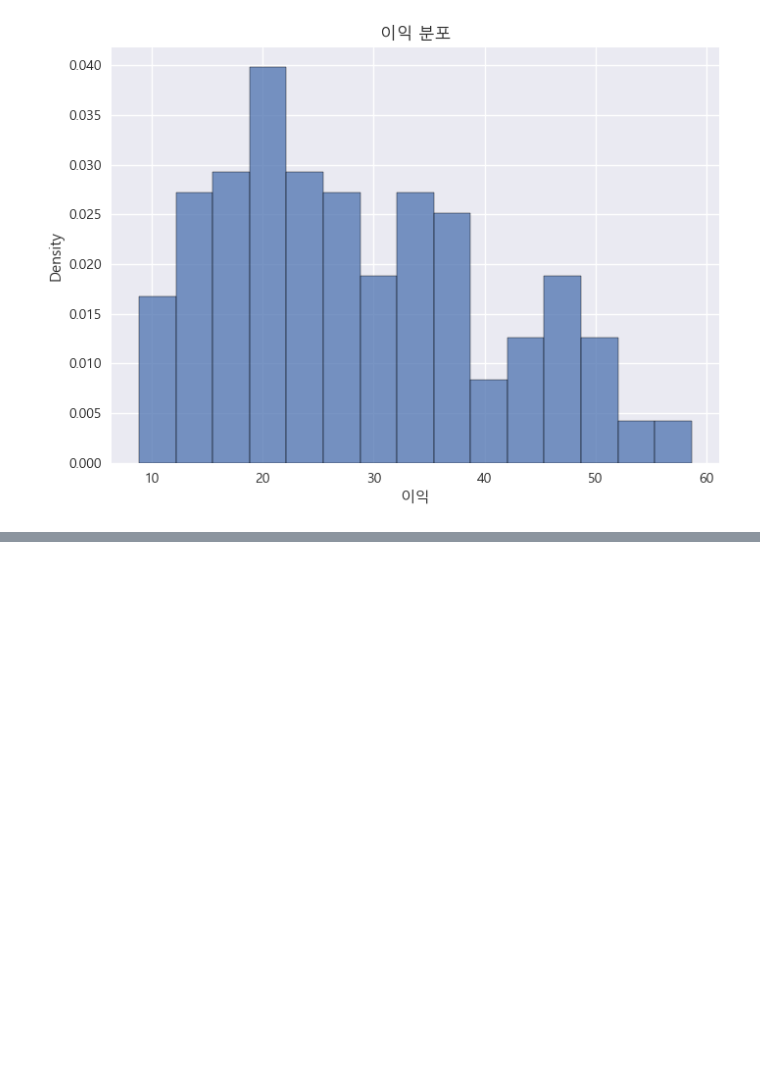
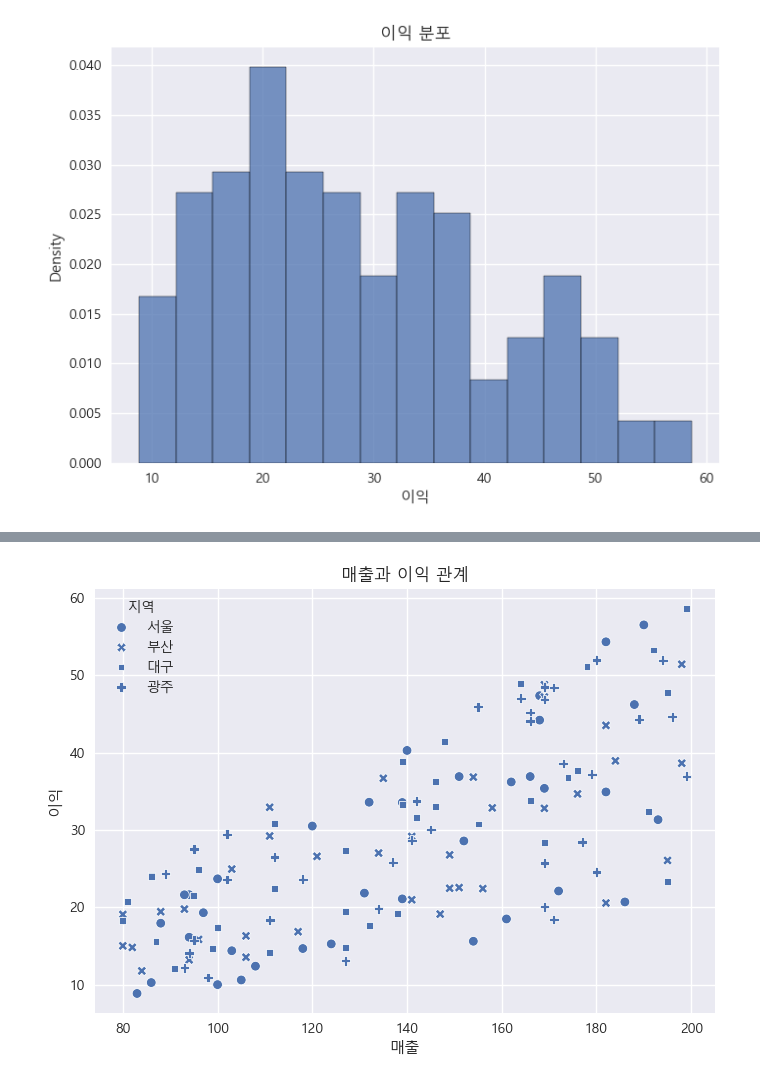
Before and after one commit to ShinJooHyeop/fintech3, a Jupyter notebook: 06machin_learning/numpy연습문제3.ipynb, the cells around one changed output, grey strips where cells are left out. Cells and saved outputs as stored; diff of their text form; code cells hidden in the pictures; blank space fills up the shorter version.

```diff
--- a/06machin_learning/numpy연습문제3.ipynb
+++ b/06machin_learning/numpy연습문제3.ipynb
@@ -94,0 +103,8 @@ plt.show()
+# %%
+#문제8
+plt.figure()
+sns.scatterplot(data = df2, x = '매출',y = '이익',style='지역')
+plt.title('매출과 이익 관계')
+plt.show()
+# %% [output]
+[figure, added]
```
Also changed, not shown: parts of 6 cells of this notebook, 9 other files.
